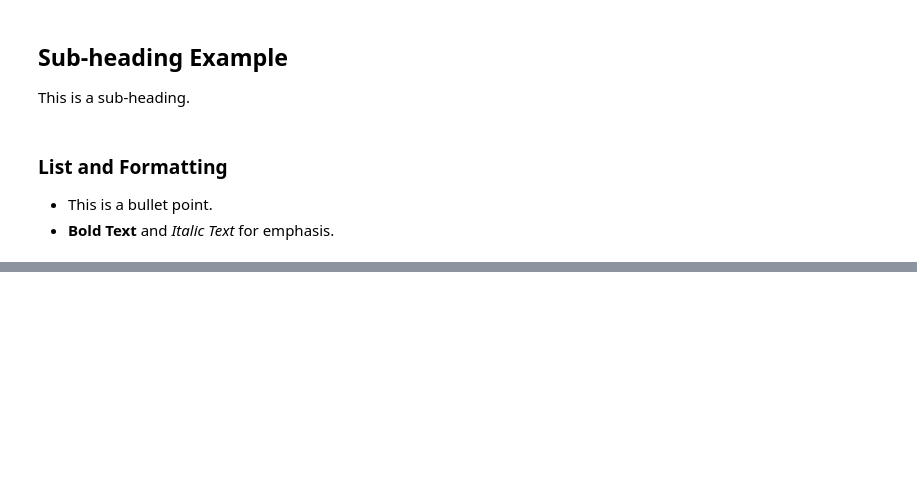
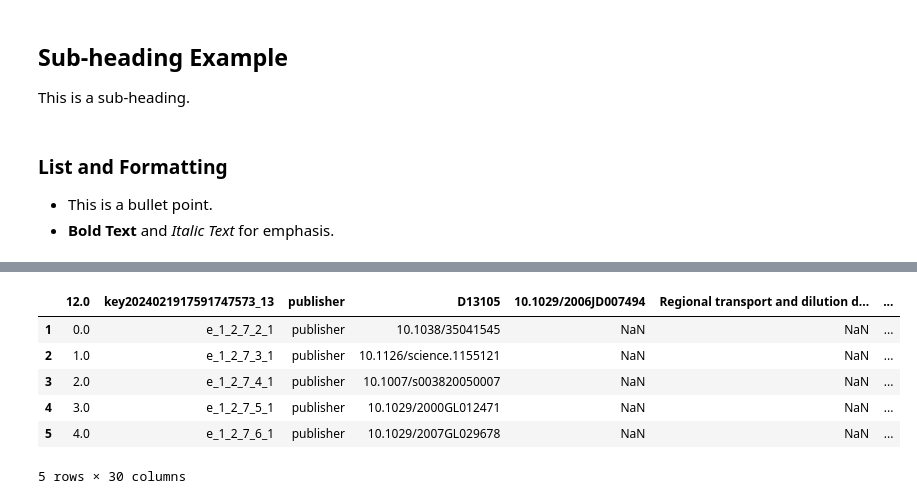
Before and after one commit to kalyan-pologi/mcis6273-f24-datamining, a Jupyter notebook: Datamining_HW0.ipynb, the cells around one changed output, grey strips where cells are left out. Saved outputs shown, nothing was run; the diff lists cells and outputs as text; code cells hidden in the pictures; blank space fills up the shorter version.

```diff
--- a/Datamining_HW0.ipynb
+++ b/Datamining_HW0.ipynb
@@ -10,0 +67,4 @@ This is a sub-heading.
+# %%
+# Identify rows that potentially contain header information
+header_candidates = df[df[1].str.contains('key', na=False)]
+header_candidates
@@ -10,0 +85,19 @@ This is a sub-heading.
+# %%
+# Convert all elements to string, then find the longest row by concatenating its string elements
+headers = header_candidates.loc[header_candidates.apply(lambda x: len(' '.join(x.astype(str).dropna())), axis=1).idxmax()]
+# %%
+# Set new headers
+df.columns = headers.values
+# %%
+# Drop all header candidate rows from the DataFrame to clean it
+df = df.drop(header_candidates.index)
+# %%
+df.head()
+# %% [output]
+|  | 12.0 | key2024021917591747573_13 | publisher | D13105 | 10.1029/2006JD007494 | Regional transport and dilution d... | ... |
+| 1 | 0.0 | e_1_2_7_2_1 | publisher | 10.1038/35041545 | NaN | NaN | ... |
+| 2 | 1.0 | e_1_2_7_3_1 | publisher | 10.1126/science.1155121 | NaN | NaN | ... |
+| 3 | 2.0 | e_1_2_7_4_1 | publisher | 10.1007/s003820050007 | NaN | NaN | ... |
+| 4 | 3.0 | e_1_2_7_5_1 | publisher | 10.1029/2000GL012471 | NaN | NaN | ... |
+| 5 | 4.0 | e_1_2_7_6_1 | publisher | 10.1029/2007GL029678 | NaN | NaN | ... |
+5 rows × 30 columns
```
Also changed, not shown: parts of 31 cells of this notebook.
